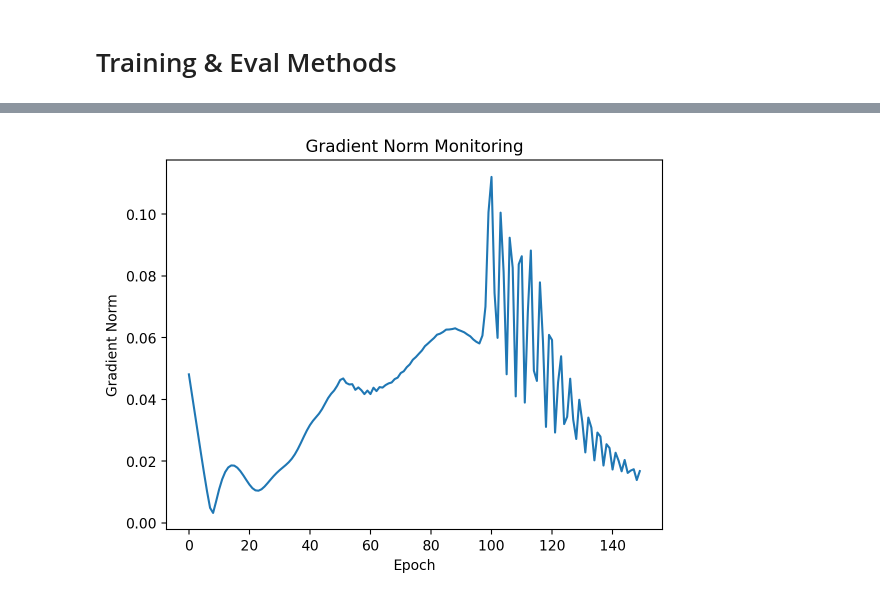
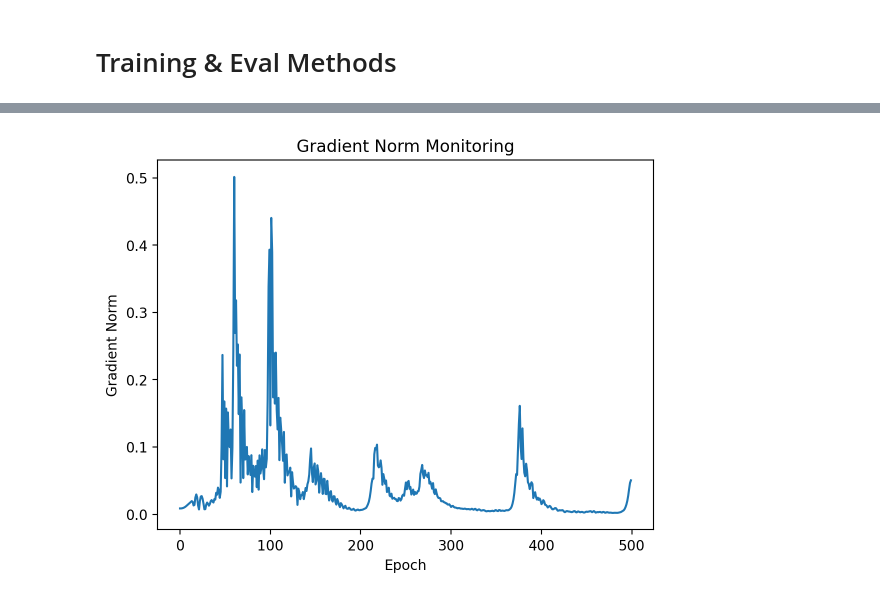
Before and after one commit to EylamTagor/Song-Artist-Predictor, a Jupyter notebook: final_project.ipynb, the cells around one changed output, grey strips where cells are left out. Drawn from its saved outputs; the diff is of its cells as text; code cells hidden in the pictures.

```diff
--- a/final_project.ipynb
+++ b/final_project.ipynb
@@ -233,9 +233,9 @@ def demo(model, lyrics, artist, vectorizer, label_encoder):
         plt.xticks(rotation=45)
         plt.show()
 # %%
-data = make_df([beyonce_raw, rihanna_raw])
-data = split_lyrics(data, parts=10)
+data = make_df([taylor_raw, drake_raw, beyonce_raw, rihanna_raw, ariana_raw, billie_raw, cardi_raw, charlie_raw, coldplay_raw, dua_raw, ed_raw, eminem_raw, justin_raw, katy_raw, khalid_raw, gaga_raw, maroon_raw, nicki_raw, post_raw, selena_raw])
+data = split_lyrics(data, parts=2)
 print(data.shape)
 
-model, vectorizer, label_encoder = train_model(data, num_epochs=150, hidden_size=16, num_layers=2)
+model, vectorizer, label_encoder = train_model(data, num_epochs=500, hidden_size=64, num_layers=2)
 # %% [output]
@@ -259,2 +259,2 @@ Test Accuracy: 0.8705
-[figure, old version]
+[figure, new version]
 # %%
```
Also changed, not shown: parts of 5 cells of this notebook.
